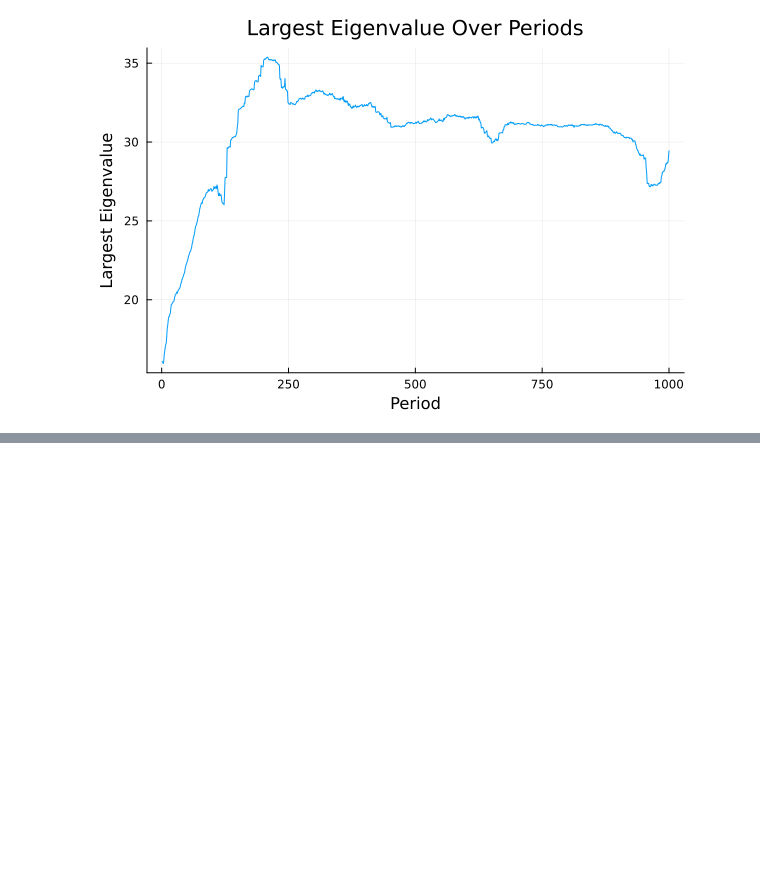
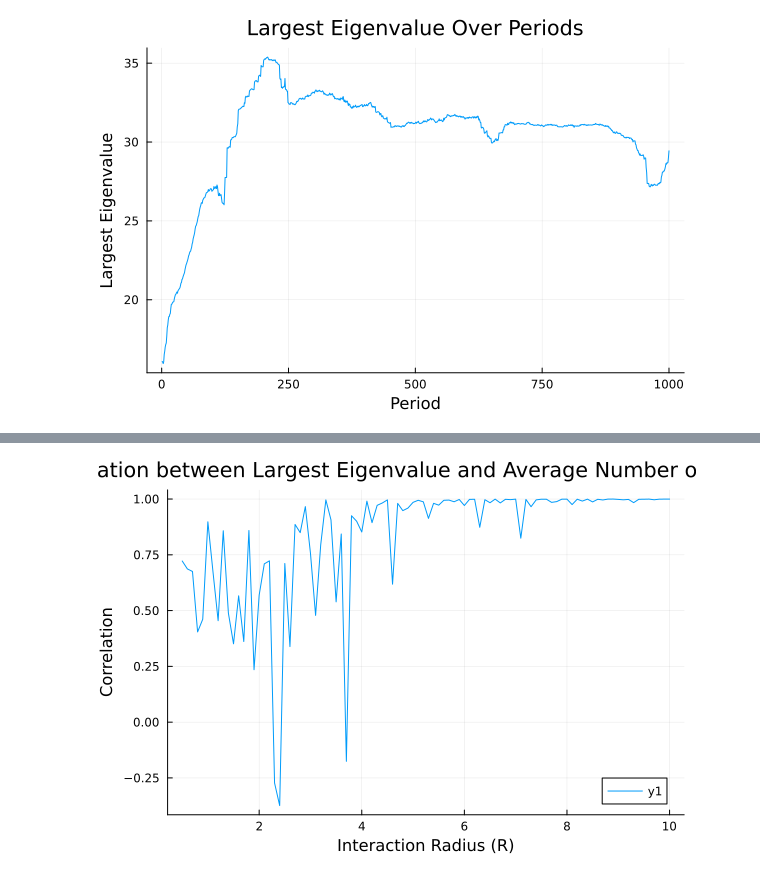
Before and after one commit to fatemehabasian/Computational-Physics, a Jupyter notebook: Version0.ipynb, the cells around one changed output, grey strips where cells are left out. Saved outputs shown, nothing was run; the diff lists cells and outputs as text; code cells hidden in the pictures; blank space fills up the shorter version.

```diff
--- a/Version0.ipynb
+++ b/Version0.ipynb
@@ -225,0 +226,66 @@ plot(p1, p2, layout = (2, 1), size = (600, 400))
+# %%
+using Plots
+using Random
+using LinearAlgebra
+using Statistics  # For calculating correlation
+
+# Assuming all necessary variables and functions (like adjacency_matrix and apply_periodic_boundary!) are defined elsewhere in the script
+
+# Parameters of the Model
+v0 = 0.03  # Speed of particles
+eta = 0.5  # Noise parameter, range: 0 to 1
+L = 10.0   # Length of Box
+N = 100    # Number of particles
+R = 2      # Interaction radius
+dt = 1.0   # Time step
+Nf = 100   # Number of time steps, reduced for brevity
+Random.seed!()  # Seed of random number generator for reproducibility
+
+# Updated simulation function that collects all data points for correlation calculation
+function simulate(R)
+    xp = rand(N) * L
+    yp = rand(N) * L
+    theta = 2π * rand(N)
+    vx = v0 * cos.(theta)
+    vy = v0 * sin.(theta)
+
+    eigenvalues = Float64[]
+    neighbors = Float64[]
+
+    for i in 1:Nf
+        xp .+= vx * dt
+        yp .+= vy * dt
+        apply_periodic_boundary!(xp, L)
+        apply_periodic_boundary!(yp, L)
+
+        adj_matrix = adjacency_matrix(xp, yp, R)
+        num_neighbors = sum(adj_matrix) - N  # Adjusted to remove diagonal
+        eigenvalue = maximum(eigvals(Symmetric(adj_matrix)))
+
+        push!(eigenvalues, eigenvalue)
+        push!(neighbors, num_neighbors / N)  # Average number of neighbors per particle
+    end
+
+    return eigenvalues, neighbors
+end
+
+# Collect and calculate correlations
+radii = 0.5:0.1:10
+correlations = []
+
+for R in radii
+    eigenvalues, neighbors = simulate(R)
+    correlation = cor(eigenvalues, neighbors)  # Correctly calculate from full data sets
+    push!(correlations, isnan(correlation) ? 0 : correlation)  # Replace NaN with 0
+end
+
+# Output for debugging
+println("Radii and their corresponding correlations:")
+for (radius, corr) in zip(radii, correlations)
+    println("Radius: $radius, Correlation: $corr")
+end
+
+# Plotting
+correlation_plot = plot(radii, correlations, xlabel="Interaction Radius (R)", ylabel="Correlation", title="Correlation between Largest Eigenvalue and Average Number of Neighbors")
+display(correlation_plot)
+# %% [output]
@@ -225,0 +309 @@ plot(p1, p2, layout = (2, 1), size = (600, 400))
+[figure, added]
```
Also changed, not shown: parts of 2 cells of this notebook.
